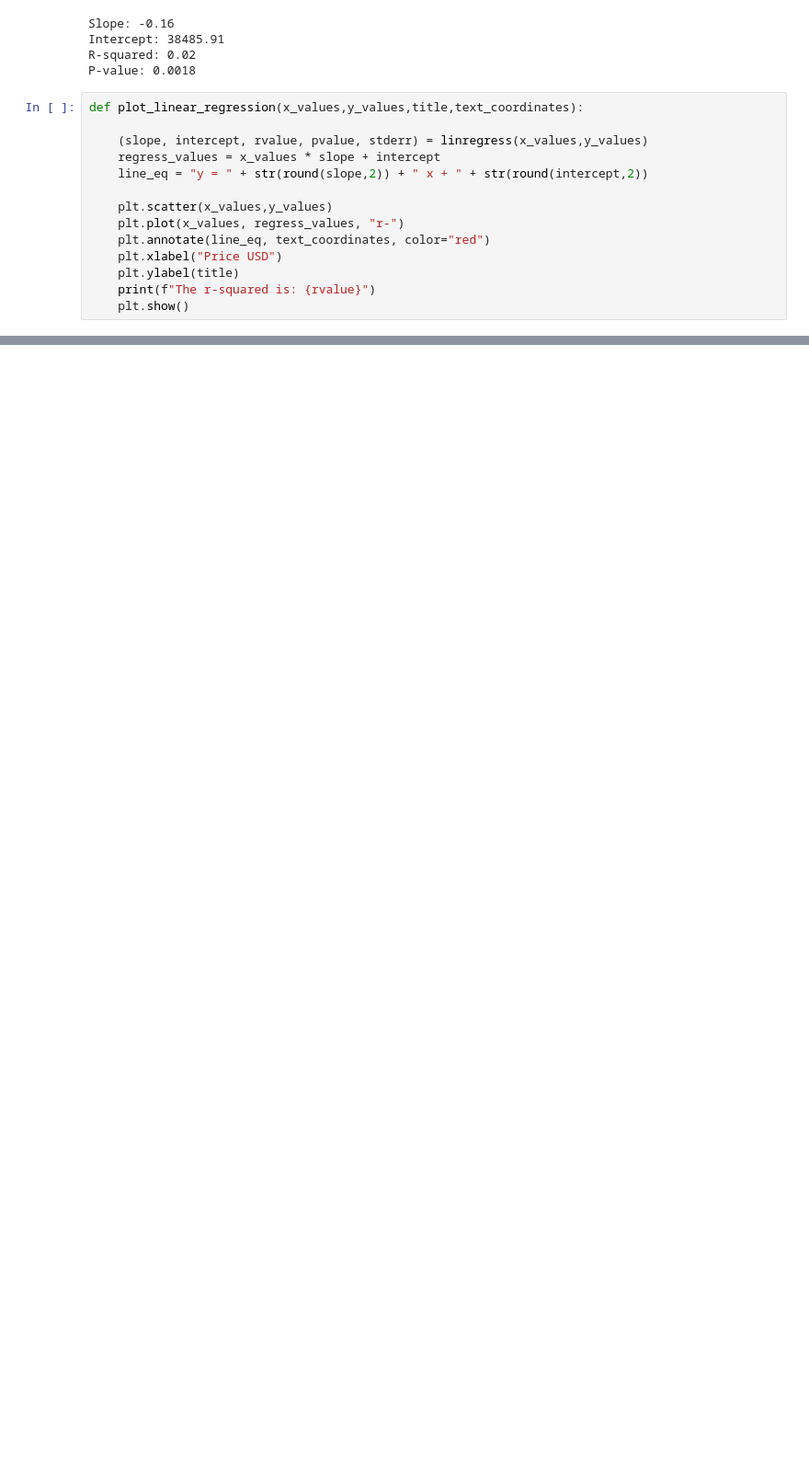
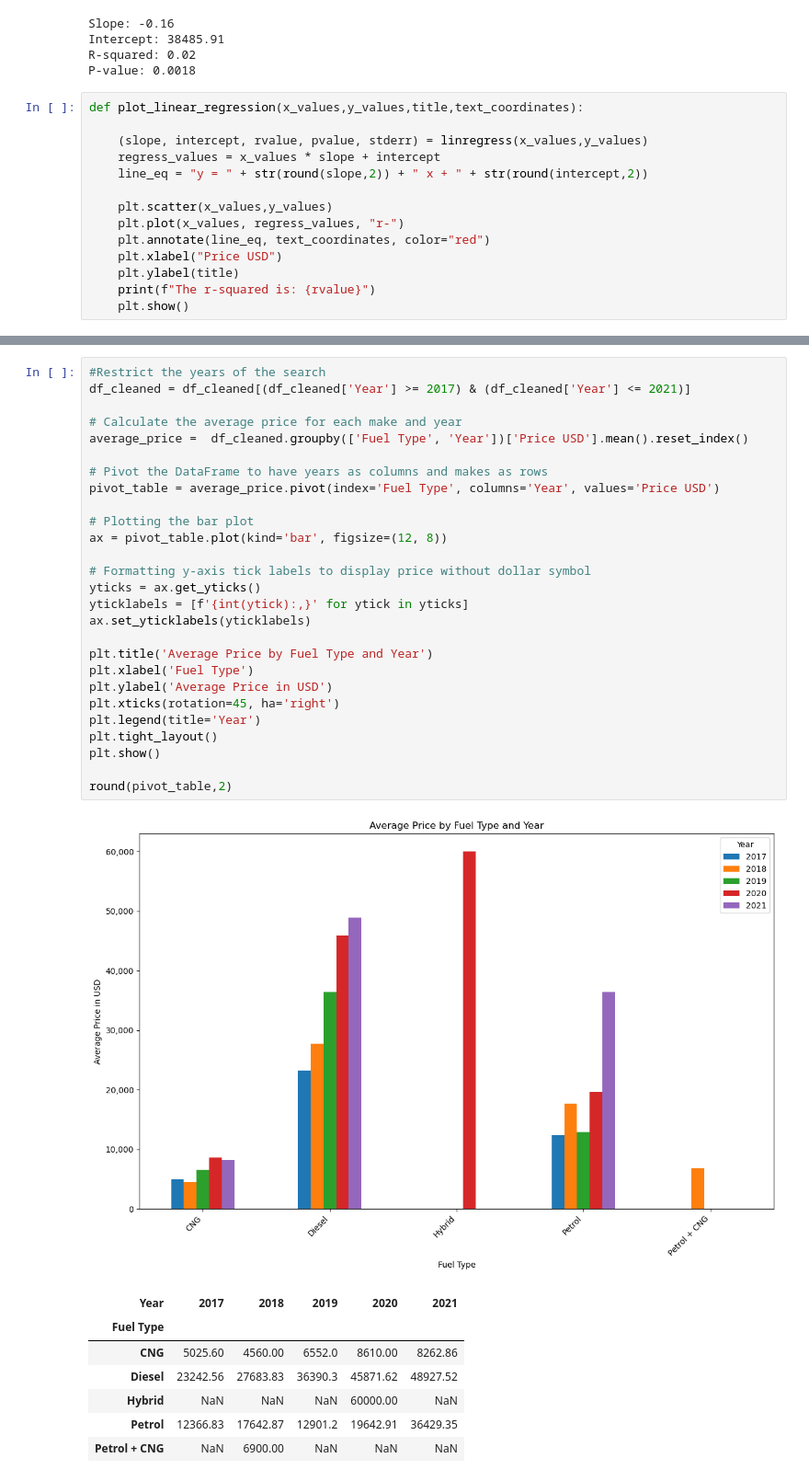
Before and after one commit to benfish426/project_1, a Jupyter notebook: Vehicle Value Analysis2.ipynb, the cells around one changed output, grey strips where cells are left out. Shown: that part at 92% size. Cells and saved outputs as stored; diff of their text form; blank space fills up the shorter version.

```diff
--- a/Vehicle Value Analysis2.ipynb
+++ b/Vehicle Value Analysis2.ipynb
@@ -674,0 +601,36 @@ pivot_table
+# %%
+#Restrict the years of the search
+df_cleaned = df_cleaned[(df_cleaned['Year'] >= 2017) & (df_cleaned['Year'] <= 2021)]
+
+# Calculate the average price for each make and year
+average_price =  df_cleaned.groupby(['Fuel Type', 'Year'])['Price USD'].mean().reset_index()
+
+# Pivot the DataFrame to have years as columns and makes as rows
+pivot_table = average_price.pivot(index='Fuel Type', columns='Year', values='Price USD')
+
+# Plotting the bar plot
+ax = pivot_table.plot(kind='bar', figsize=(12, 8))
+
+# Formatting y-axis tick labels to display price without dollar symbol
+yticks = ax.get_yticks()
+yticklabels = [f'{int(ytick):,}' for ytick in yticks]
+ax.set_yticklabels(yticklabels)
+
+plt.title('Average Price by Fuel Type and Year')
+plt.xlabel('Fuel Type')
+plt.ylabel('Average Price in USD')
+plt.xticks(rotation=45, ha='right')
+plt.legend(title='Year')
+plt.tight_layout()
+plt.show()
+
+round(pivot_table,2)
+# %% [output]
+[figure, added]
+| Year | 2017 | 2018 | 2019 | 2020 | 2021 |
+| Fuel Type |  |  |  |  |  |
+| CNG | 5025.60 | 4560.00 | 6552.0 | 8610.00 | 8262.86 |
+| Diesel | 23242.56 | 27683.83 | 36390.3 | 45871.62 | 48927.52 |
+| Hybrid | NaN | NaN | NaN | 60000.00 | NaN |
+| Petrol | 12366.83 | 17642.87 | 12901.2 | 19642.91 | 36429.35 |
+| Petrol + CNG | NaN | 6900.00 | NaN | NaN | NaN |
```
Also changed, not shown: parts of 13 cells of this notebook, 2 other files.
